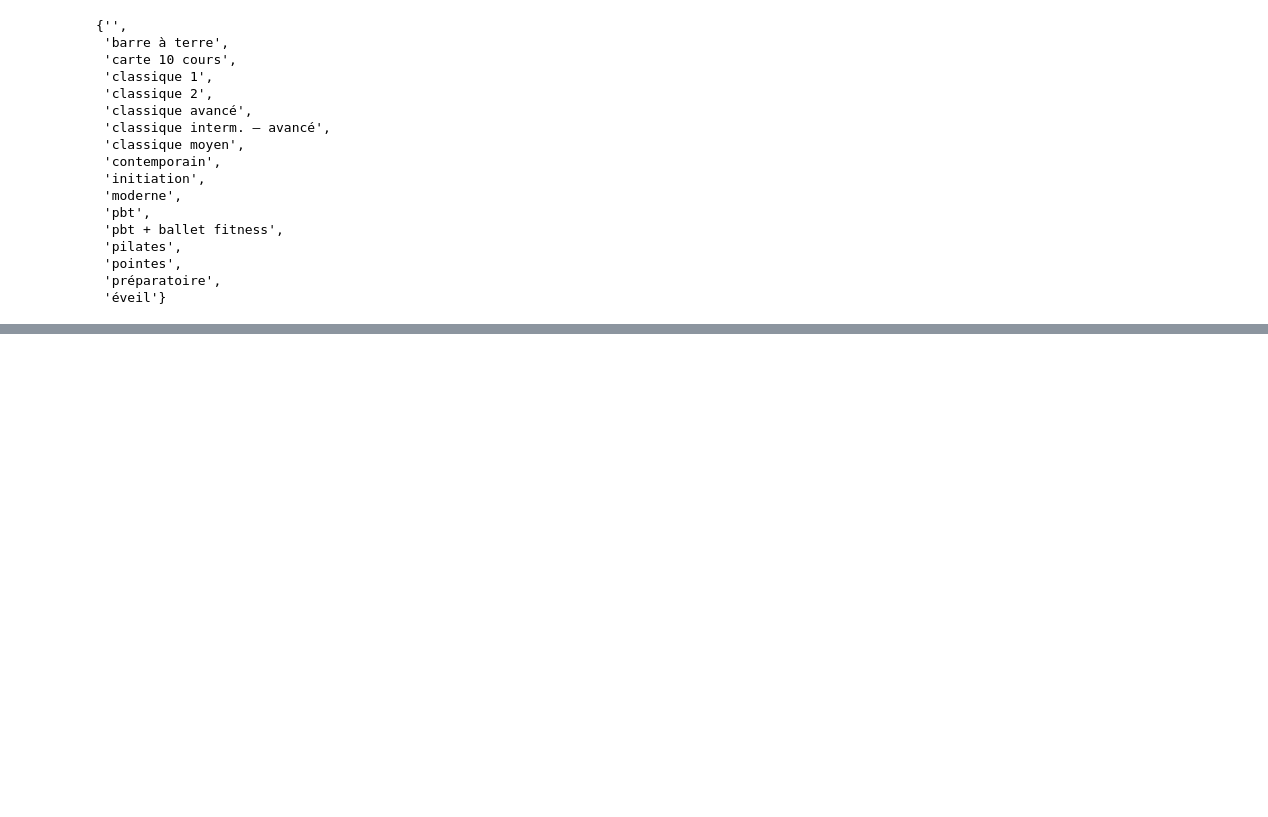
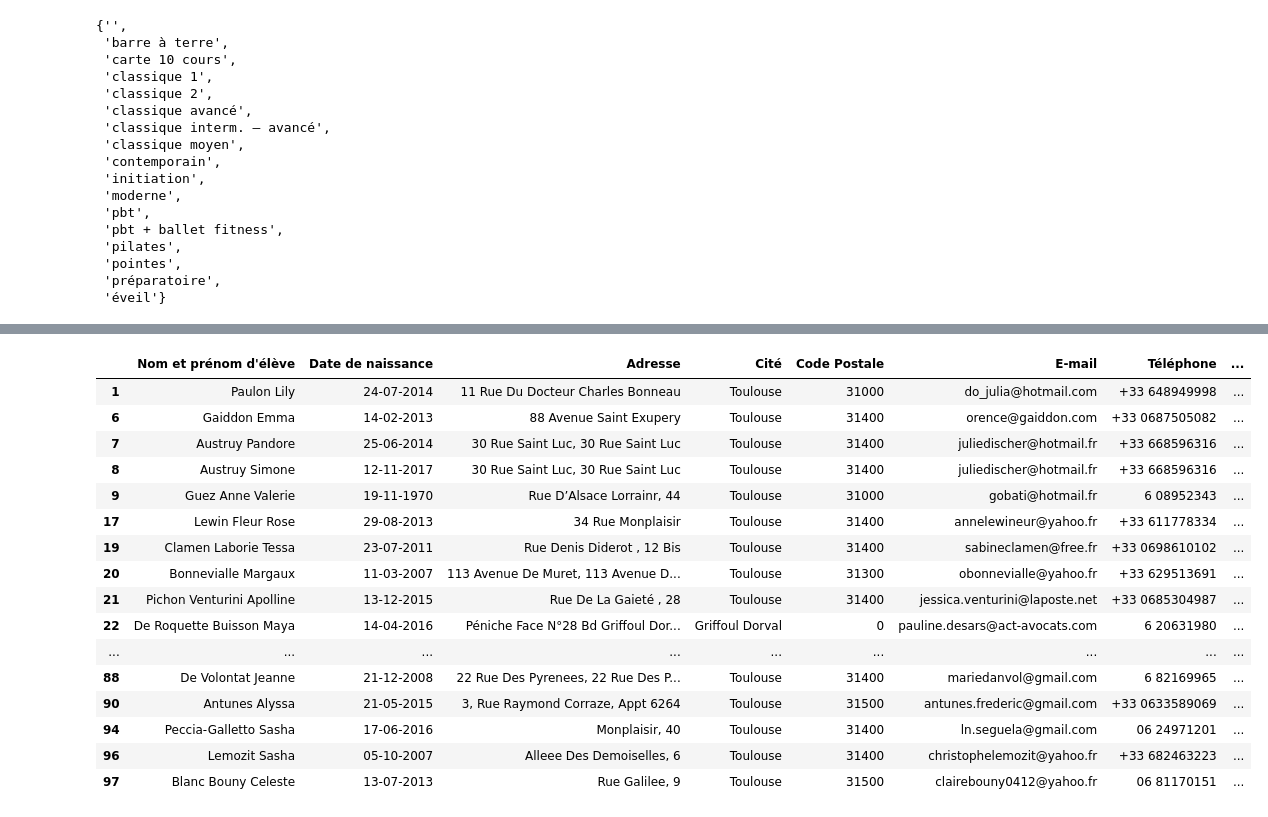
Before and after one commit to estefanialunardi/etl_pipeline_for_a_dance_school, a Jupyter notebook: school_registration.ipynb, the cells around one changed output, grey strips where cells are left out. Saved outputs shown, nothing was run; the diff lists cells and outputs as text; code cells hidden in the pictures; blank space fills up the shorter version.

```diff
--- a/school_registration.ipynb
+++ b/school_registration.ipynb
@@ -671,0 +675,20 @@ You've stopped the SSH tunnel!
+# %%
+attitude_eleves[attitude_eleves['Représentant légal de l’inscrit (pour les mineurs)'] != 0]
+# %% [output]
+|  | Nom et prénom d'élève | Date de naissance | Adresse | Cité | Code Postale | E-mail | Téléphone | ... |
+| 1 | Paulon Lily | 24-07-2014 | 11 Rue Du Docteur Charles Bonneau | Toulouse | 31000 | do_julia@hotmail.com | +33 648949998 | ... |
+| 6 | Gaiddon Emma | 14-02-2013 | 88 Avenue Saint Exupery | Toulouse | 31400 | orence@gaiddon.com | +33 0687505082 | ... |
+| 7 | Austruy Pandore | 25-06-2014 | 30 Rue Saint Luc, 30 Rue Saint Luc | Toulouse | 31400 | juliedischer@hotmail.fr | +33 668596316 | ... |
+| 8 | Austruy Simone | 12-11-2017 | 30 Rue Saint Luc, 30 Rue Saint Luc | Toulouse | 31400 | juliedischer@hotmail.fr | +33 668596316 | ... |
+| 9 | Guez Anne Valerie | 19-11-1970 | Rue D’Alsace Lorrainr, 44 | Toulouse | 31000 | gobati@hotmail.fr | 6 08952343 | ... |
+| 17 | Lewin Fleur Rose | 29-08-2013 | 34 Rue Monplaisir | Toulouse | 31400 | annelewineur@yahoo.fr | +33 611778334 | ... |
+| 19 | Clamen Laborie Tessa | 23-07-2011 | Rue Denis Diderot , 12 Bis | Toulouse | 31400 | sabineclamen@free.fr | +33 0698610102 | ... |
+| 20 | Bonnevialle Margaux | 11-03-2007 | 113 Avenue De Muret, 113 Avenue D... | Toulouse | 31300 | obonnevialle@yahoo.fr | +33 629513691 | ... |
+| 21 | Pichon Venturini Apolline | 13-12-2015 | Rue De La Gaieté , 28 | Toulouse | 31400 | jessica.venturini@laposte.net | +33 0685304987 | ... |
+| 22 | De Roquette Buisson Maya | 14-04-2016 | Péniche Face N°28 Bd Griffoul Dor... | Griffoul Dorval | 0 | pauline.desars@act-avocats.com | 6 20631980 | ... |
+| ... | ... | ... | ... | ... | ... | ... | ... | ... |
+| 88 | De Volontat Jeanne | 21-12-2008 | 22 Rue Des Pyrenees, 22 Rue Des P... | Toulouse | 31400 | mariedanvol@gmail.com | 6 82169965 | ... |
+| 90 | Antunes Alyssa | 21-05-2015 | 3, Rue Raymond Corraze, Appt 6264 | Toulouse | 31500 | antunes.frederic@gmail.com | +33 0633589069 | ... |
+| 94 | Peccia-Galletto Sasha | 17-06-2016 | Monplaisir, 40 | Toulouse | 31400 | ln.seguela@gmail.com | 06 24971201 | ... |
+| 96 | Lemozit Sasha | 05-10-2007 | Alleee Des Demoiselles, 6 | Toulouse | 31400 | christophelemozit@yahoo.fr | +33 682463223 | ... |
+| 97 | Blanc Bouny Celeste | 13-07-2013 | Rue Galilee, 9 | Toulouse | 31500 | clairebouny0412@yahoo.fr | 06 81170151 | ... |
```
Also changed, not shown: parts of 14 cells of this notebook, 4 other files.
